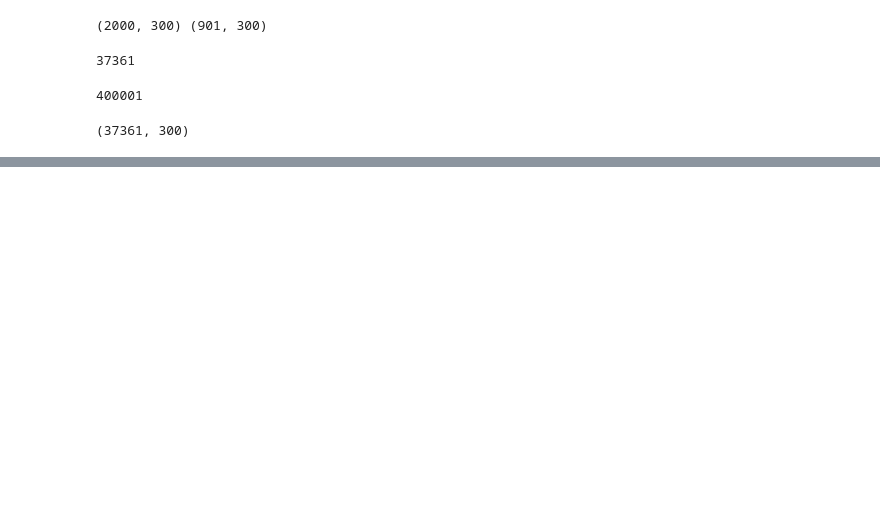
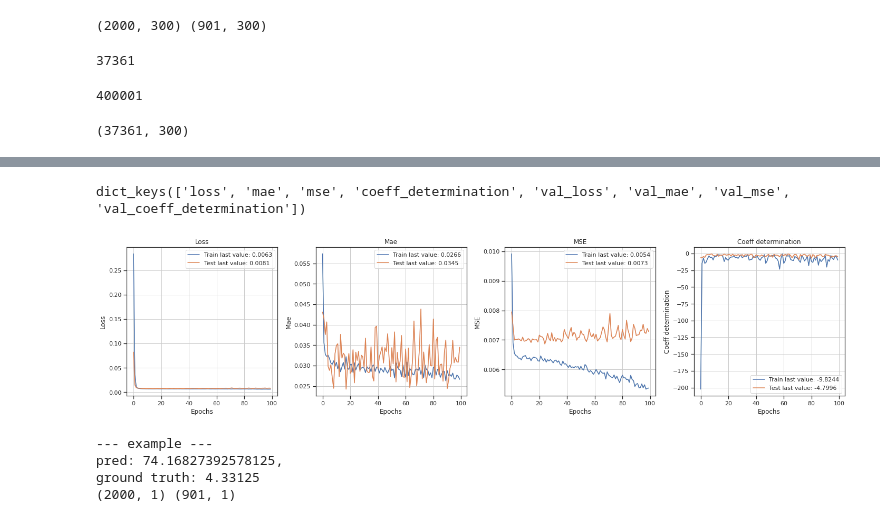
Before and after one commit to LMquentinLR/mimic_rehospitalization_prediction, a Jupyter notebook: AIQDSC28_evaluation_qlr.ipynb, the cells around one changed output, grey strips where cells are left out. Drawn from its saved outputs; the diff is of its cells as text; code cells hidden in the pictures; blank space fills up the shorter version.

```diff
--- a/AIQDSC28_evaluation_qlr.ipynb
+++ b/AIQDSC28_evaluation_qlr.ipynb
@@ -921,0 +946,5 @@ plt.plot(history.history['val_mse'])
+# %%
+# Model declaration and training
+
+la_model = Lasso()
+la_model.fit(X_train, y_train)
@@ -921,0 +979,5 @@ plt.plot(history.history['val_mse'])
+# %%
+# Model declaration and training
+
+el_model = ElasticNet()
+el_model.fit(X_train, y_train)
@@ -921,0 +1040,33 @@ plt.plot(history.history['val_mse'])
+# %%
+# Model Training
+
+history = model.fit(X_train,
+                    y_train,
+                    epochs = 100,
+                    batch_size=32,
+                    validation_split=0.2,
+                    verbose=0)
+# %%
+# Summarize history for model training
+
+print(history.history.keys())
+plot_history(history.history)
+# %% [output]
+dict_keys(['loss', 'mae', 'mse', 'coeff_determination', 'val_loss', 'val_mae', 'val_mse', 'val_coeff_determination'])
+[figure, added]
+# %%
+# Predicting days to next re-hospitalization
+
+pred_train = model.predict(X_train)
+pred_test = model.predict(X_test)
+
+print("--- example --- ",
+      f"pred: {target_min_max.inverse_transform(pred_test)[0][0]}, ",
+      f"ground truth: {target_min_max.inverse_transform(np.array(y_test))[0][0]}",
+     sep="\n")
+print(pred_train.shape, pred_test.shape)
+# %% [output]
+--- example ---
+pred: 74.16827392578125,
+ground truth: 4.33125
+(2000, 1) (901, 1)
```
Also changed, not shown: parts of 102 cells of this notebook, 2 other files.
